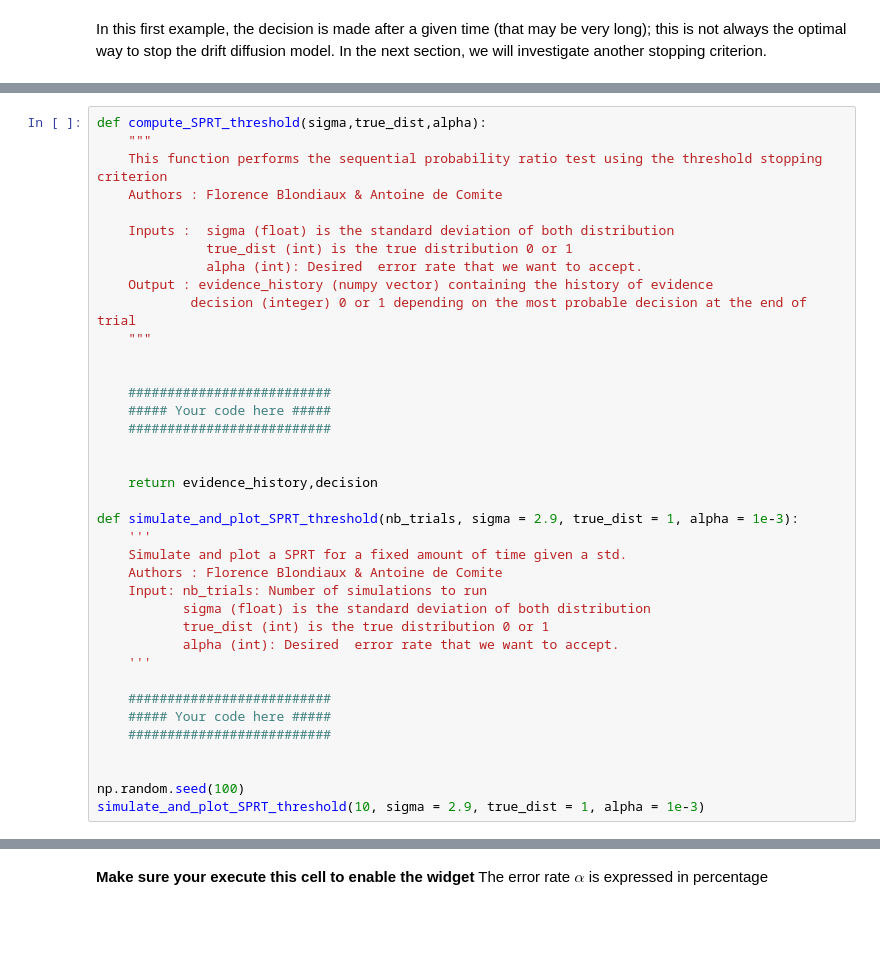
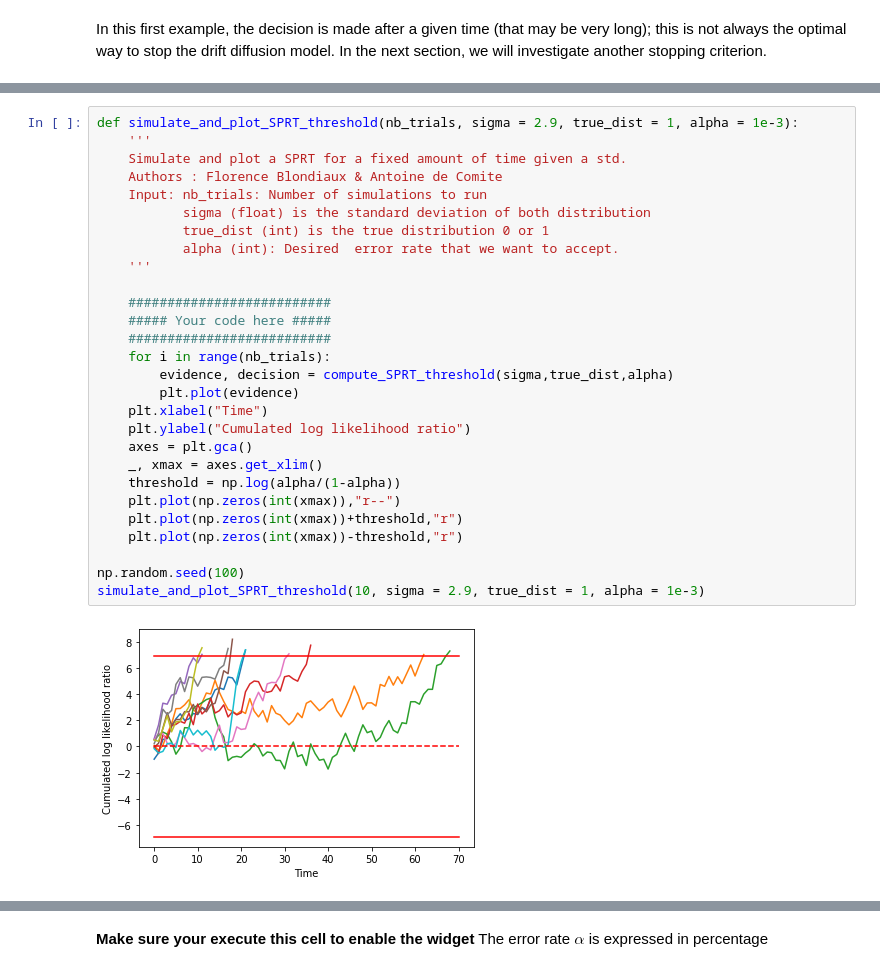
Before and after one commit to Lara-Mazy/Modelling_project1, a Jupyter notebook: LGBIO2060_TP1.ipynb, the cells around one changed output, grey strips where cells are left out. Saved outputs shown, nothing was run; the diff lists cells and outputs as text; blank space fills up the shorter version.

```diff
--- a/LGBIO2060_TP1.ipynb
+++ b/LGBIO2060_TP1.ipynb
@@ -238,41 +323,33 @@ Implement the function *threshold_DDM* whose signature is given below :
 # %%
-def compute_SPRT_threshold(sigma,true_dist,alpha):
-    """
-    This function performs the sequential probability ratio test using the threshold stopping criterion
-    Authors : Florence Blondiaux & Antoine de Comite
-
-    Inputs :  sigma (float) is the standard deviation of both distribution
-              true_dist (int) is the true distribution 0 or 1
-              alpha (int): Desired  error rate that we want to accept.
-    Output : evidence_history (numpy vector) containing the history of evidence
-            decision (integer) 0 or 1 depending on the most probable decision at the end of trial
-    """
-
-
-    ##########################
-    ##### Your code here #####
-    ##########################
-
-
-    return evidence_history,decision
-
 def simulate_and_plot_SPRT_threshold(nb_trials, sigma = 2.9, true_dist = 1, alpha = 1e-3):
     '''
     Simulate and plot a SPRT for a fixed amount of time given a std.
     Authors : Florence Blondiaux & Antoine de Comite
     Input: nb_trials: Number of simulations to run
            sigma (float) is the standard deviation of both distribution
            true_dist (int) is the true distribution 0 or 1
            alpha (int): Desired  error rate that we want to accept.
     '''
 
     ##########################
     ##### Your code here #####
     ##########################
-
+    for i in range(nb_trials):
+        evidence, decision = compute_SPRT_threshold(sigma,true_dist,alpha)
+        plt.plot(evidence)
+    plt.xlabel("Time")
+    plt.ylabel("Cumulated log likelihood ratio")
+    axes = plt.gca()
+    _, xmax = axes.get_xlim()
+    threshold = np.log(alpha/(1-alpha))
+    plt.plot(np.zeros(int(xmax)),"r--")
+    plt.plot(np.zeros(int(xmax))+threshold,"r")
+    plt.plot(np.zeros(int(xmax))-threshold,"r")
 
 np.random.seed(100)
 simulate_and_plot_SPRT_threshold(10, sigma = 2.9, true_dist = 1, alpha = 1e-3)
+# %% [output]
+[figure, added]
 # %% [markdown]
 Click [here](https://github.com/fblondiaux/LGBIO2060-2020/blob/master/Solutions/Exercise3Solution) for solution
 
```
Also changed, not shown: parts of 17 cells of this notebook.
